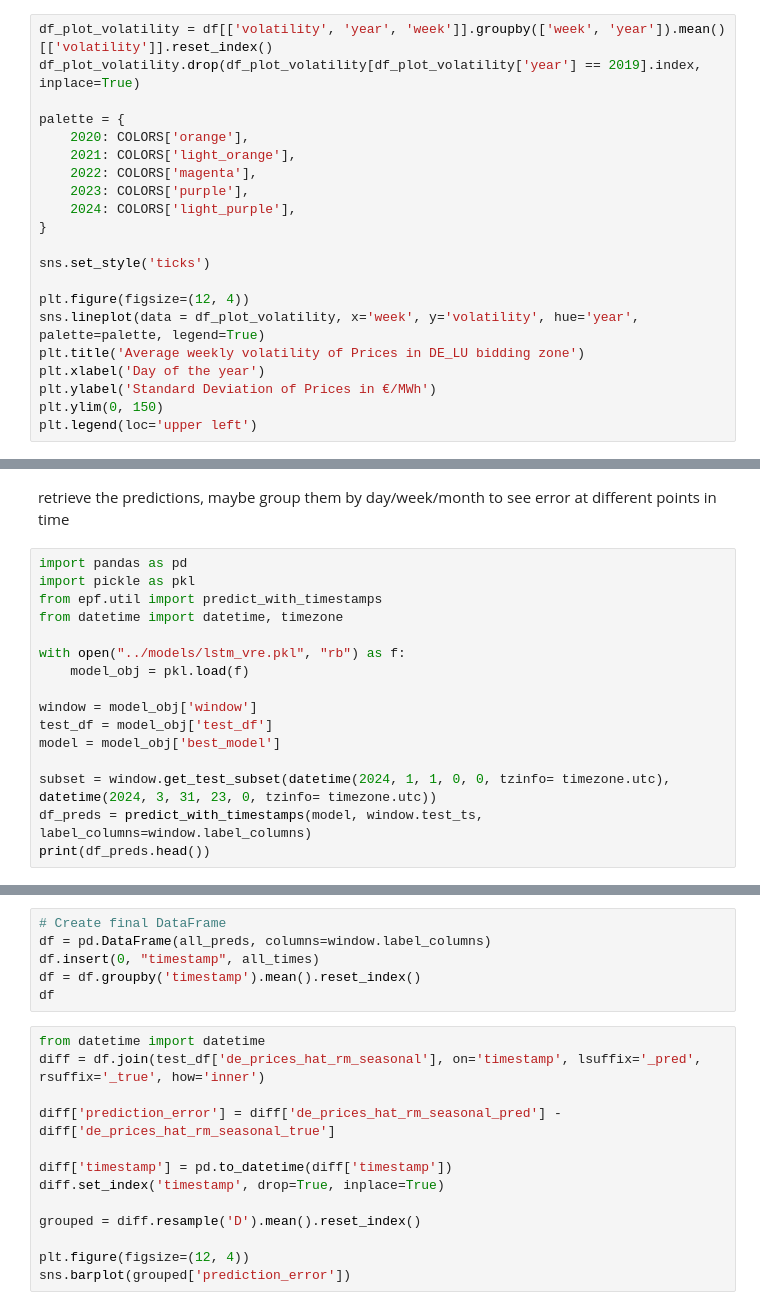
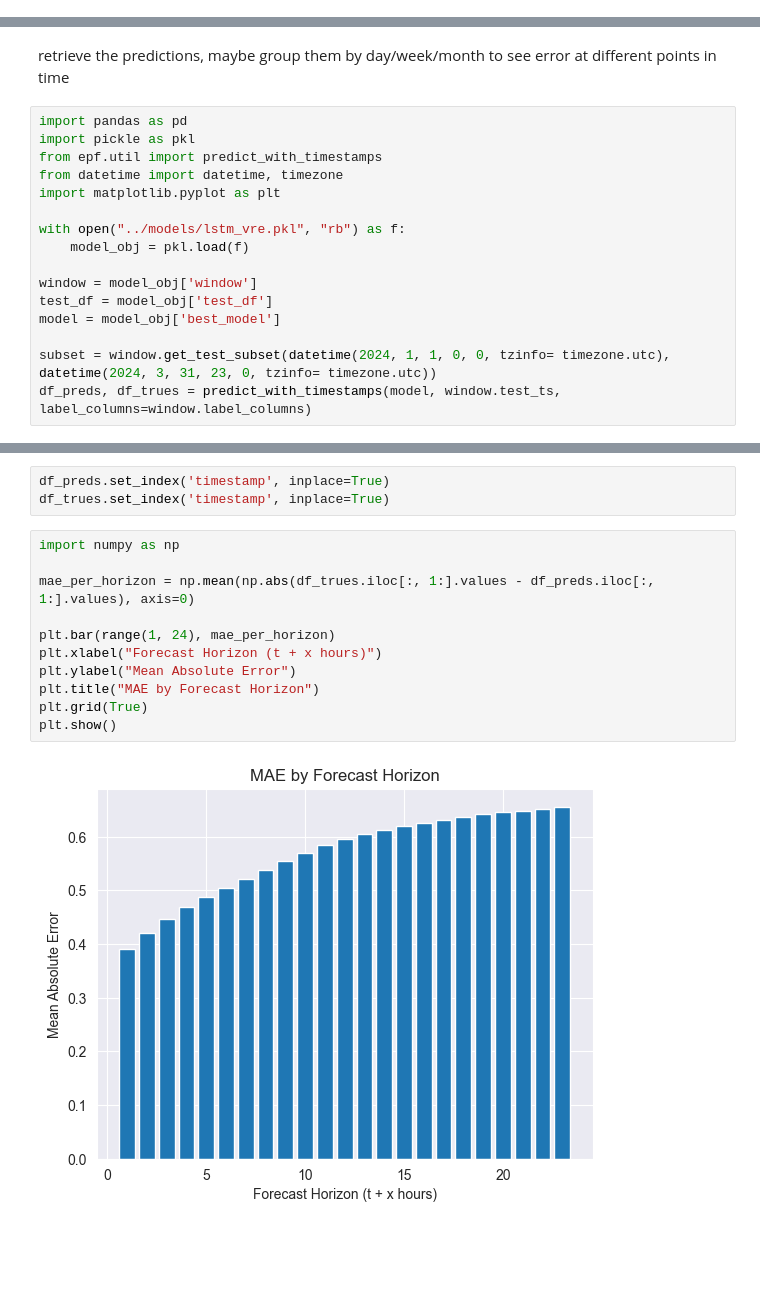
Before and after one commit to valentin-17/epf, a Jupyter notebook: notebooks/other_data_viz.ipynb, the cells around one changed output, grey strips where cells are left out. Cells and saved outputs as stored; diff of their text form; blank space fills up the shorter version.

Commit message:
finished timestamp matching, fixed prediction reshaping, started eval viz

```diff
--- a/notebooks/other_data_viz.ipynb
+++ b/notebooks/other_data_viz.ipynb
@@ -38,27 +40,6 @@ df['volatility'] = df['de_prices'].rolling(window=24).std()
 df['year'] = df.index.year
 df['day'] = [x.strftime('%j') for x in df.index]
 df['week'] = [x.strftime('%W') for x in df.index]
-# %%
-df_plot_volatility = df[['volatility', 'year', 'week']].groupby(['week', 'year']).mean()[['volatility']].reset_index()
-df_plot_volatility.drop(df_plot_volatility[df_plot_volatility['year'] == 2019].index, inplace=True)
-
-palette = {
-    2020: COLORS['orange'],
-    2021: COLORS['light_orange'],
-    2022: COLORS['magenta'],
-    2023: COLORS['purple'],
-    2024: COLORS['light_purple'],
-}
-
-sns.set_style('ticks')
-
-plt.figure(figsize=(12, 4))
-sns.lineplot(data = df_plot_volatility, x='week', y='volatility', hue='year', palette=palette, legend=True)
-plt.title('Average weekly volatility of Prices in DE_LU bidding zone')
-plt.xlabel('Day of the year')
-plt.ylabel('Standard Deviation of Prices in €/MWh')
-plt.ylim(0, 150)
-plt.legend(loc='upper left')
 # %%
 df['mean_price'] = df['de_prices'].rolling(window=24*7).mean()
 df['std_dev'] = df['de_prices'].rolling(window=24*7).std()
@@ -257,6 +237,7 @@ import pandas as pd
 import pickle as pkl
 from epf.util import predict_with_timestamps
 from datetime import datetime, timezone
+import matplotlib.pyplot as plt
 
 with open("../models/lstm_vre.pkl", "rb") as f:
     model_obj = pkl.load(f)
@@ -266,5 +247,4 @@ test_df = model_obj['test_df']
 model = model_obj['best_model']
 
 subset = window.get_test_subset(datetime(2024, 1, 1, 0, 0, tzinfo= timezone.utc), datetime(2024, 3, 31, 23, 0, tzinfo= timezone.utc))
-df_preds = predict_with_timestamps(model, window.test_ts, label_columns=window.label_columns)
-print(df_preds.head())
+df_preds, df_trues = predict_with_timestamps(model, window.test_ts, label_columns=window.label_columns)
@@ -290,19 +251,16 @@ ValueError: Shape of passed values is (209544, 25), indices imply (209544, 1)
-# %%
-# Create final DataFrame
-df = pd.DataFrame(all_preds, columns=window.label_columns)
-df.insert(0, "timestamp", all_times)
-df = df.groupby('timestamp').mean().reset_index()
-df
-# %%
-from datetime import datetime
-diff = df.join(test_df['de_prices_hat_rm_seasonal'], on='timestamp', lsuffix='_pred', rsuffix='_true', how='inner')
-
-diff['prediction_error'] = diff['de_prices_hat_rm_seasonal_pred'] - diff['de_prices_hat_rm_seasonal_true']
-
-diff['timestamp'] = pd.to_datetime(diff['timestamp'])
-diff.set_index('timestamp', drop=True, inplace=True)
-
-grouped = diff.resample('D').mean().reset_index()
-
-plt.figure(figsize=(12, 4))
-sns.barplot(grouped['prediction_error'])
+# %%
+df_preds.set_index('timestamp', inplace=True)
+df_trues.set_index('timestamp', inplace=True)
+# %%
+import numpy as np
+
+mae_per_horizon = np.mean(np.abs(df_trues.iloc[:, 1:].values - df_preds.iloc[:, 1:].values), axis=0)
+
+plt.bar(range(1, 24), mae_per_horizon)
+plt.xlabel("Forecast Horizon (t + x hours)")
+plt.ylabel("Mean Absolute Error")
+plt.title("MAE by Forecast Horizon")
+plt.grid(True)
+plt.show()
+# %% [output]
+[figure, added]
```
Also changed, not shown: parts of 13 cells of this notebook, 6 other files.
